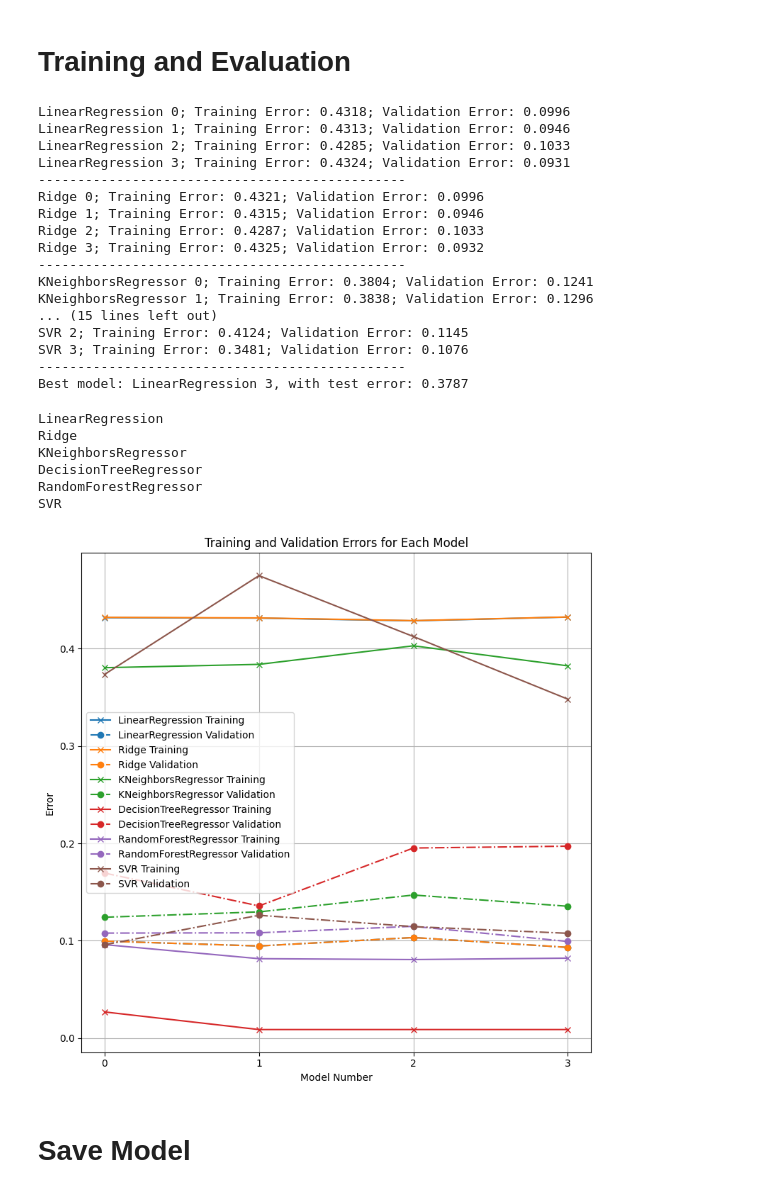
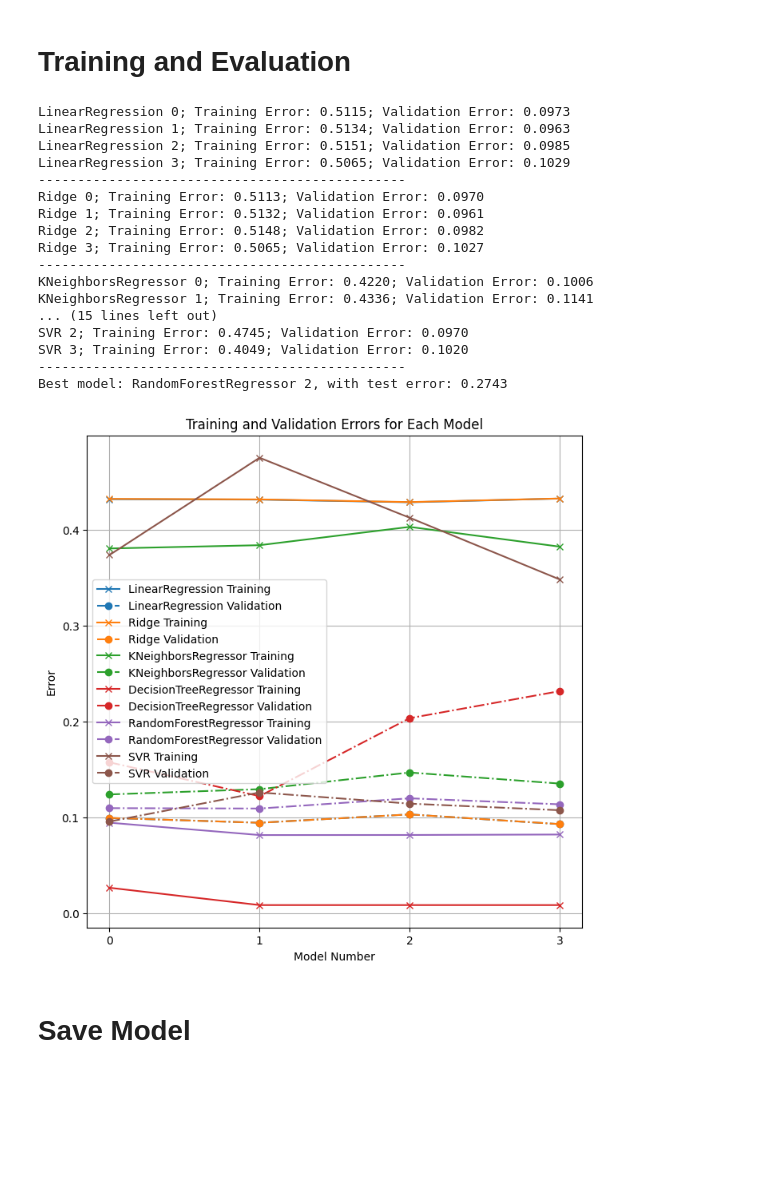
Before and after one commit to nmn0gueira/myeloma-survival-analysis, a Jupyter notebook: solution.ipynb, the cells around one changed output. Cells and saved outputs as stored; diff of their text form; code cells hidden in the pictures; blank space fills up the shorter version.

Commit message:
Best model is now automatically assigned, MAY NEED TUNING

```diff
--- a/solution.ipynb
+++ b/solution.ipynb
@@ -255,13 +253,14 @@ X_labeled = df_labeled.drop(columns=['SurvivalTime', 'Censored'])
 
 y_labeled = df_labeled['SurvivalTime']
 
-X_train, X_test, y_train, y_test = train_test_split(X_labeled, y_labeled, test_size=0.2, random_state=42)
+X_train, X_test, y_train, y_test = train_test_split(X_labeled, y_labeled, test_size=0.2, random_state=43)
 
 folds = 5
 kf = KFold(n_splits = folds)
 lowest_val_err = 100000
 errs={}
 best_model_name = ''
+best_model = None
 
 for model_name in supervised_pipelines:  # for each set of pipelines (that use the same model)
 
@@ -286,59 +285,50 @@ for model_name in supervised_pipelines:  # for each set of pipelines (that use t
         if(va_err < lowest_val_err):
             lowest_val_err = va_err
             best_model_name = model_name + " " + str(pipeline_number)
+            best_model = pipeline
 
     print("-----------------------------------------------")
 
-test_error = calc_test_error(pipeline, X_train, y_train, X_test, y_test)
+test_error = calc_test_error(best_model, X_train, y_train, X_test, y_test)
 print(f"Best model: {best_model_name}, with test error: {test_error:.4f}")
 # %% [output]
-LinearRegression 0; Training Error: 0.4318; Validation Error: 0.0996
-LinearRegression 1; Training Error: 0.4313; Validation Error: 0.0946
-LinearRegression 2; Training Error: 0.4285; Validation Error: 0.1033
-LinearRegression 3; Training Error: 0.4324; Validation Error: 0.0931
+LinearRegression 0; Training Error: 0.5115; Validation Error: 0.0973
+LinearRegression 1; Training Error: 0.5134; Validation Error: 0.0963
+LinearRegression 2; Training Error: 0.5151; Validation Error: 0.0985
+LinearRegression 3; Training Error: 0.5065; Validation Error: 0.1029
 -----------------------------------------------
-Ridge 0; Training Error: 0.4321; Validation Error: 0.0996
-Ridge 1; Training Error: 0.4315; Validation Error: 0.0946
-Ridge 2; Training Error: 0.4287; Validation Error: 0.1033
-Ridge 3; Training Error: 0.4325; Validation Error: 0.0932
+Ridge 0; Training Error: 0.5113; Validation Error: 0.0970
+Ridge 1; Training Error: 0.5132; Validation Error: 0.0961
+Ridge 2; Training Error: 0.5148; Validation Error: 0.0982
+Ridge 3; Training Error: 0.5065; Validation Error: 0.1027
 -----------------------------------------------
-KNeighborsRegressor 0; Training Error: 0.3804; Validation Error: 0.1241
-KNeighborsRegressor 1; Training Error: 0.3838; Validation Error: 0.1296
+KNeighborsRegressor 0; Training Error: 0.4220; Validation Error: 0.1006
+KNeighborsRegressor 1; Training Error: 0.4336; Validation Error: 0.1141
 ... (15 lines left out)
-SVR 2; Training Error: 0.4124; Validation Error: 0.1145
-SVR 3; Training Error: 0.3481; Validation Error: 0.1076
+SVR 2; Training Error: 0.4745; Validation Error: 0.0970
+SVR 3; Training Error: 0.4049; Validation Error: 0.1020
 -----------------------------------------------
-Best model: LinearRegression 3, with test error: 0.3787
+Best model: RandomForestRegressor 2, with test error: 0.2743
 # %%
 plt.figure(figsize=(8, 8), frameon=True)
 
 colors = ['#1f77b4', '#ff7f0e', '#2ca02c', '#d62728', '#9467bd', '#8c564b']  # add more colors if needed
 
-
 for (model_name, err_values), color in zip(errs.items(), colors):
-    print(model_name)
     tr_errors, va_errors = zip(*err_values)
     plt.plot(range(0, len(tr_errors)), tr_errors, marker='x', color=color, label=f'{model_name} Training')
     plt.plot(range(0, len(va_errors)), va_errors, marker='o', linestyle='-.', color=color, label=f'{model_name} Validation')
 
 
 plt.xlabel('Model Number')
 plt.ylabel('Error')
 plt.xticks(np.arange(0, len(preprocessors), step=1))
 plt.title('Training and Validation Errors for Each Model')
 plt.legend()
 plt.grid(True)
-
-plt.tight_layout()
-plt.show()
+#plt.savefig('L05-lagreg-error.png', dpi=300, bbox_inches="tight")
 # %% [output]
-LinearRegression
-Ridge
-KNeighborsRegressor
-DecisionTreeRegressor
-RandomForestRegressor
-SVR
-[figure, old version]
+[figure, new version]
 # %% [markdown]
 # Save Model
 # %%
```
Also changed, not shown: parts of 3 cells of this notebook, 5 other files.
